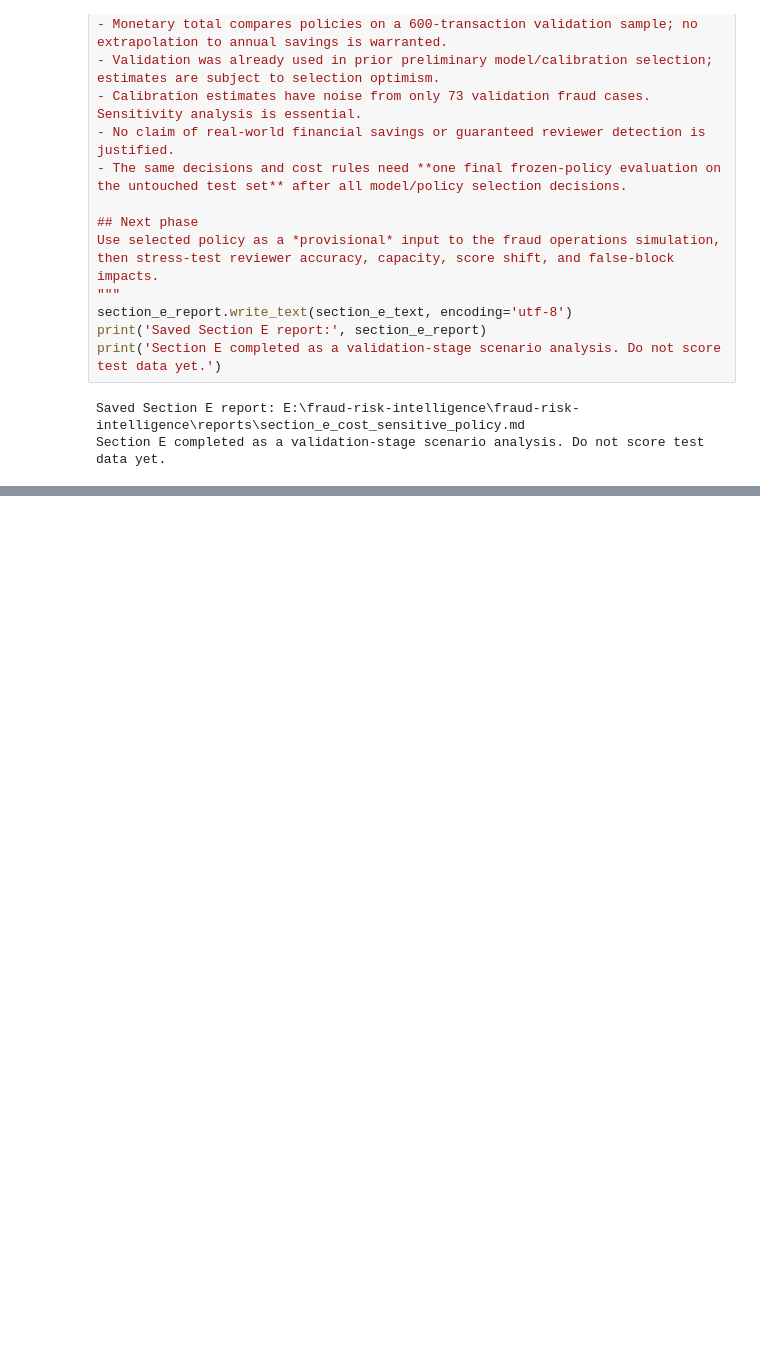
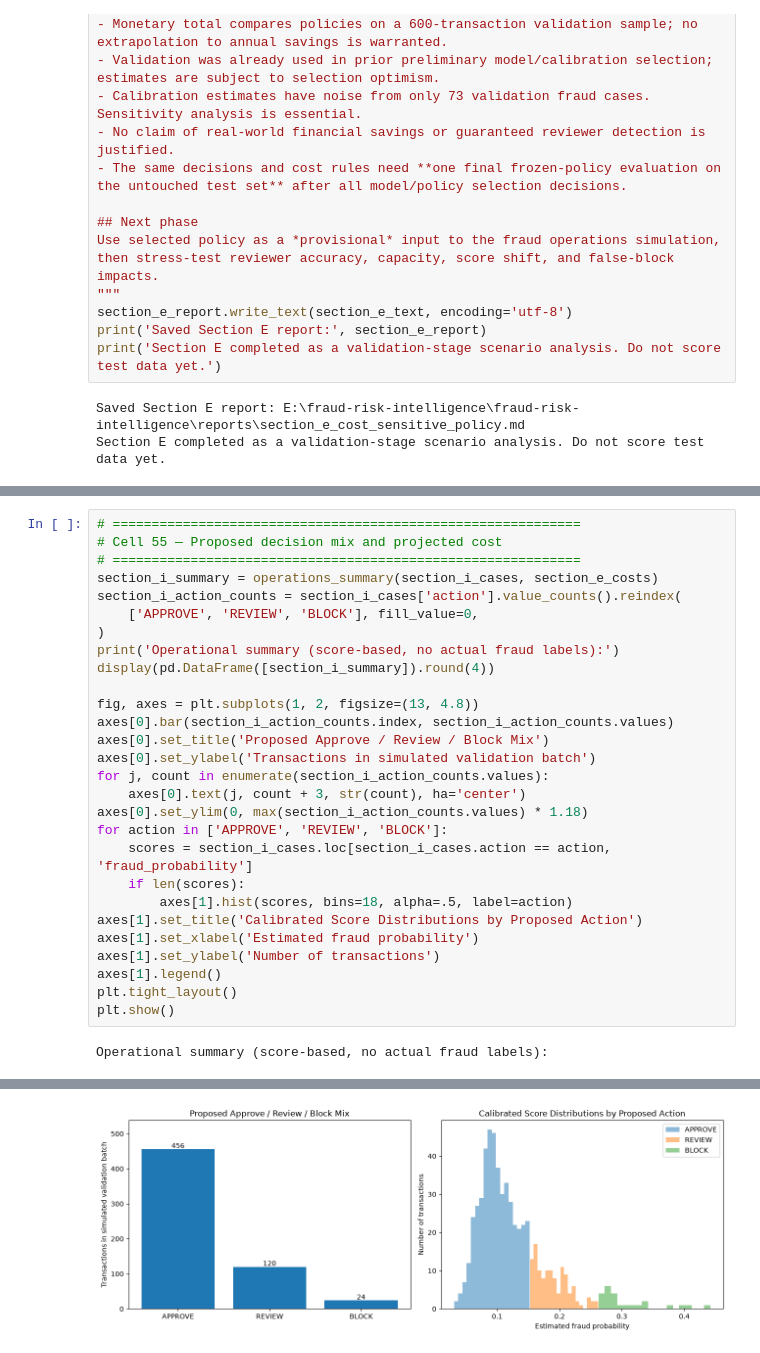
Before and after one commit to sasa312002/fraud-risk-intelligence, a Jupyter notebook: notebooks/01_fraud_risk_analysis.ipynb, the cells around one changed output, grey strips where cells are left out. Saved outputs shown, nothing was run; the diff lists cells and outputs as text; blank space fills up the shorter version.

```diff
--- a/notebooks/01_fraud_risk_analysis.ipynb
+++ b/notebooks/01_fraud_risk_analysis.ipynb
@@ -4894,0 +4944,30 @@ Section E completed as a validation-stage scenario analysis. Do not score test d
+# %%
+# ============================================================
+# Cell 55 — Proposed decision mix and projected cost
+# ============================================================
+section_i_summary = operations_summary(section_i_cases, section_e_costs)
+section_i_action_counts = section_i_cases['action'].value_counts().reindex(
+    ['APPROVE', 'REVIEW', 'BLOCK'], fill_value=0,
+)
+print('Operational summary (score-based, no actual fraud labels):')
+display(pd.DataFrame([section_i_summary]).round(4))
+
+fig, axes = plt.subplots(1, 2, figsize=(13, 4.8))
+axes[0].bar(section_i_action_counts.index, section_i_action_counts.values)
+axes[0].set_title('Proposed Approve / Review / Block Mix')
+axes[0].set_ylabel('Transactions in simulated validation batch')
+for j, count in enumerate(section_i_action_counts.values):
+    axes[0].text(j, count + 3, str(count), ha='center')
+axes[0].set_ylim(0, max(section_i_action_counts.values) * 1.18)
+for action in ['APPROVE', 'REVIEW', 'BLOCK']:
+    scores = section_i_cases.loc[section_i_cases.action == action, 'fraud_probability']
+    if len(scores):
+        axes[1].hist(scores, bins=18, alpha=.5, label=action)
+axes[1].set_title('Calibrated Score Distributions by Proposed Action')
+axes[1].set_xlabel('Estimated fraud probability')
+axes[1].set_ylabel('Number of transactions')
+axes[1].legend()
+plt.tight_layout()
+plt.show()
+# %% [output]
+Operational summary (score-based, no actual fraud labels):
@@ -4894,0 +4976 @@ Section E completed as a validation-stage scenario analysis. Do not score test d
+[figure, added]
```
Also changed, not shown: parts of 6 cells of this notebook, 8 other files.
